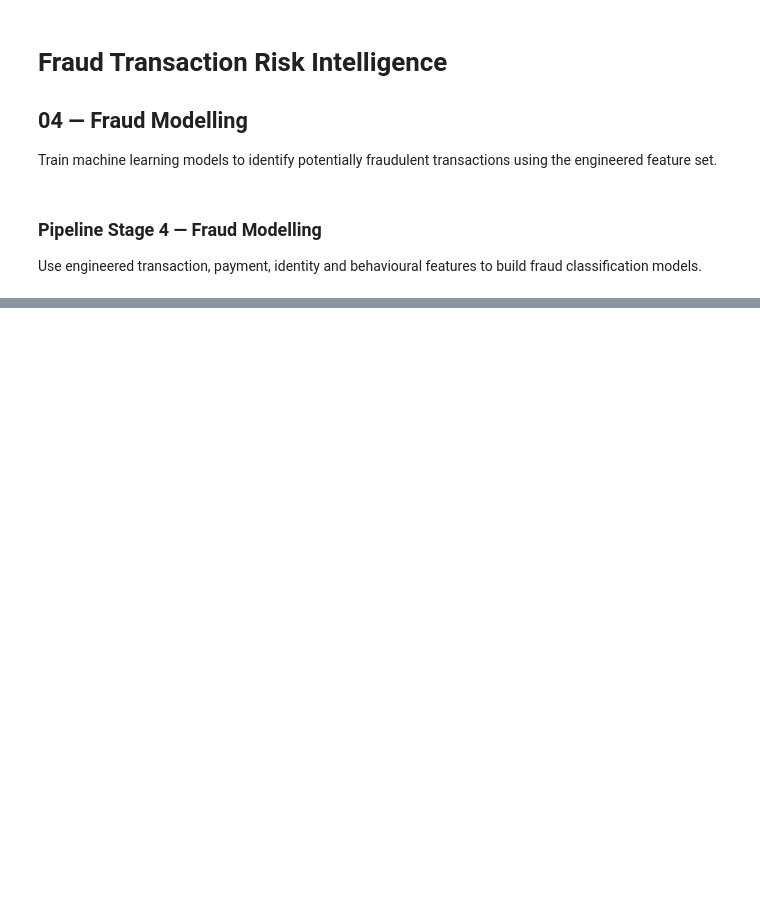
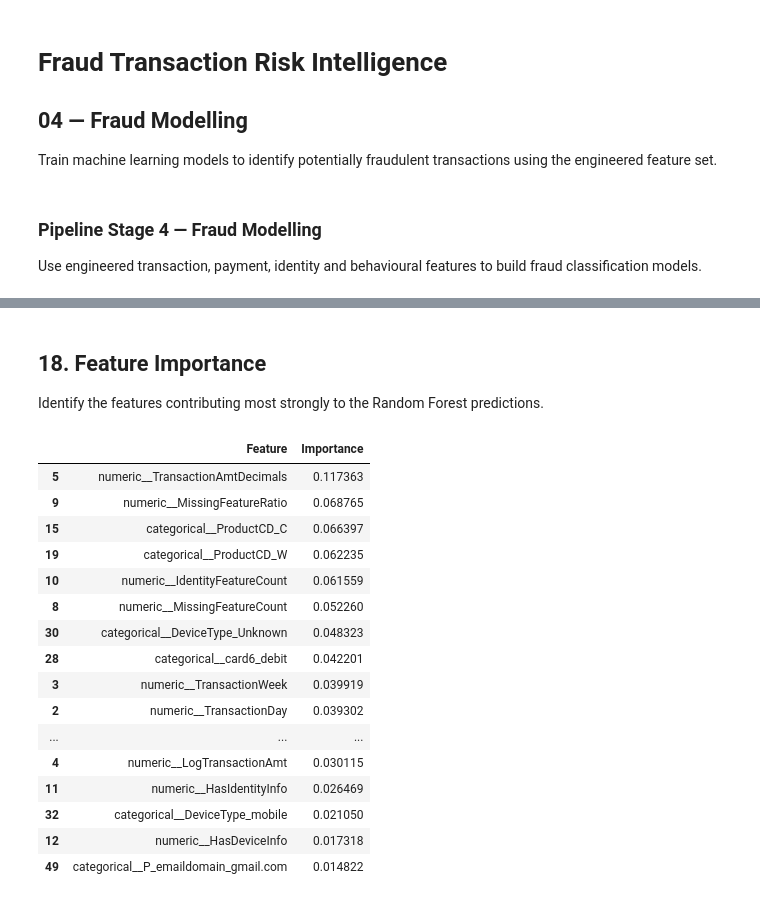
Before and after one commit to AditiSingh16/fraud-transaction-risk-intelligence, a Jupyter notebook: notebooks/4_fraud_modeling.ipynb, the cells around one changed output, grey strips where cells are left out. Saved outputs shown, nothing was run; the diff lists cells and outputs as text; code cells hidden in the pictures; blank space fills up the shorter version.

```diff
--- a/notebooks/4_fraud_modeling.ipynb
+++ b/notebooks/4_fraud_modeling.ipynb
@@ -40,0 +502,37 @@ pd.set_option("display.max_columns", 100)
+# %% [markdown]
+## 18. Feature Importance
+
+Identify the features contributing most strongly to the Random Forest predictions.
+# %%
+rf_estimator = random_forest_model.named_steps["model"]
+fitted_preprocessor = random_forest_model.named_steps["preprocessor"]
+
+feature_names = fitted_preprocessor.get_feature_names_out()
+
+feature_importance = pd.DataFrame({
+    "Feature": feature_names,
+    "Importance": rf_estimator.feature_importances_
+}).sort_values(
+    "Importance",
+    ascending=False
+)
+
+feature_importance.head(20)
+# %% [output]
+|  | Feature | Importance |
+| 5 | numeric__TransactionAmtDecimals | 0.117363 |
+| 9 | numeric__MissingFeatureRatio | 0.068765 |
+| 15 | categorical__ProductCD_C | 0.066397 |
+| 19 | categorical__ProductCD_W | 0.062235 |
+| 10 | numeric__IdentityFeatureCount | 0.061559 |
+| 8 | numeric__MissingFeatureCount | 0.052260 |
+| 30 | categorical__DeviceType_Unknown | 0.048323 |
+| 28 | categorical__card6_debit | 0.042201 |
+| 3 | numeric__TransactionWeek | 0.039919 |
+| 2 | numeric__TransactionDay | 0.039302 |
+| ... | ... | ... |
+| 4 | numeric__LogTransactionAmt | 0.030115 |
+| 11 | numeric__HasIdentityInfo | 0.026469 |
+| 32 | categorical__DeviceType_mobile | 0.021050 |
+| 12 | numeric__HasDeviceInfo | 0.017318 |
+| 49 | categorical__P_emaildomain_gmail.com | 0.014822 |
```
Also changed, not shown: parts of 48 cells of this notebook.
